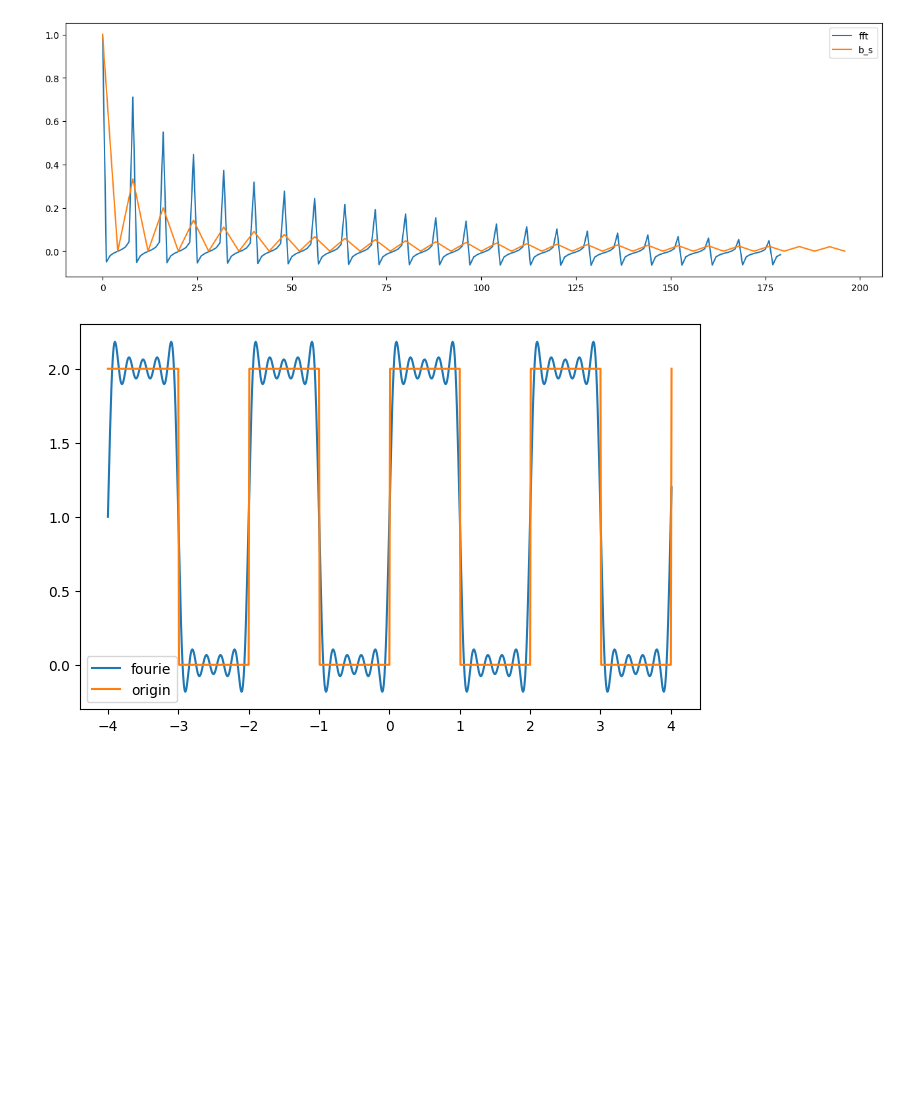
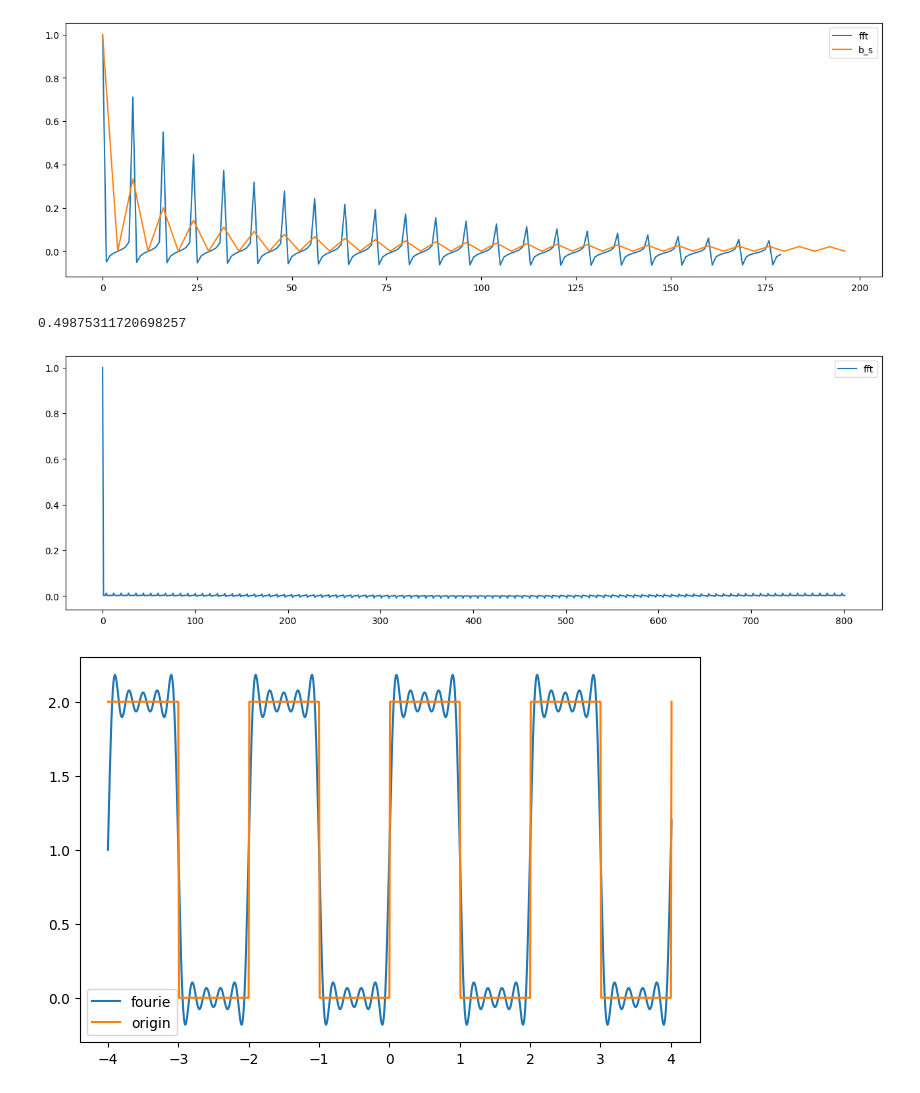
Before and after one commit to JooudDoo/DigitalSignals, a Jupyter notebook: lab_1.ipynb, the cells around one changed output. Drawn from its saved outputs; the diff is of its cells as text; code cells hidden in the pictures; blank space fills up the shorter version.

```diff
--- a/lab_1.ipynb
+++ b/lab_1.ipynb
@@ -158,6 +159,20 @@ plt.legend()
 plt.show()
 # %% [output]
 [figure]
+# %%
+fig = plt.figure(figsize=(16, 5))
+spectrum = np.fft.fft(origin_signal)
+maximum = np.argmax(spectrum)
+res = 1/0.01 / len(spectrum)
+print((find_peaks(np.abs(spectrum))[0] * res)[0])
+
+
+plt.plot(spectrum/np.max(spectrum), label='fft')
+plt.legend()
+plt.show()
+# %% [output]
+0.49875311720698257
+[figure, added]
 # %%
 fig = plt.figure(figsize=(8, 5))
 # print(rec_series)
```
Also changed, not shown: parts of 3 cells of this notebook.
